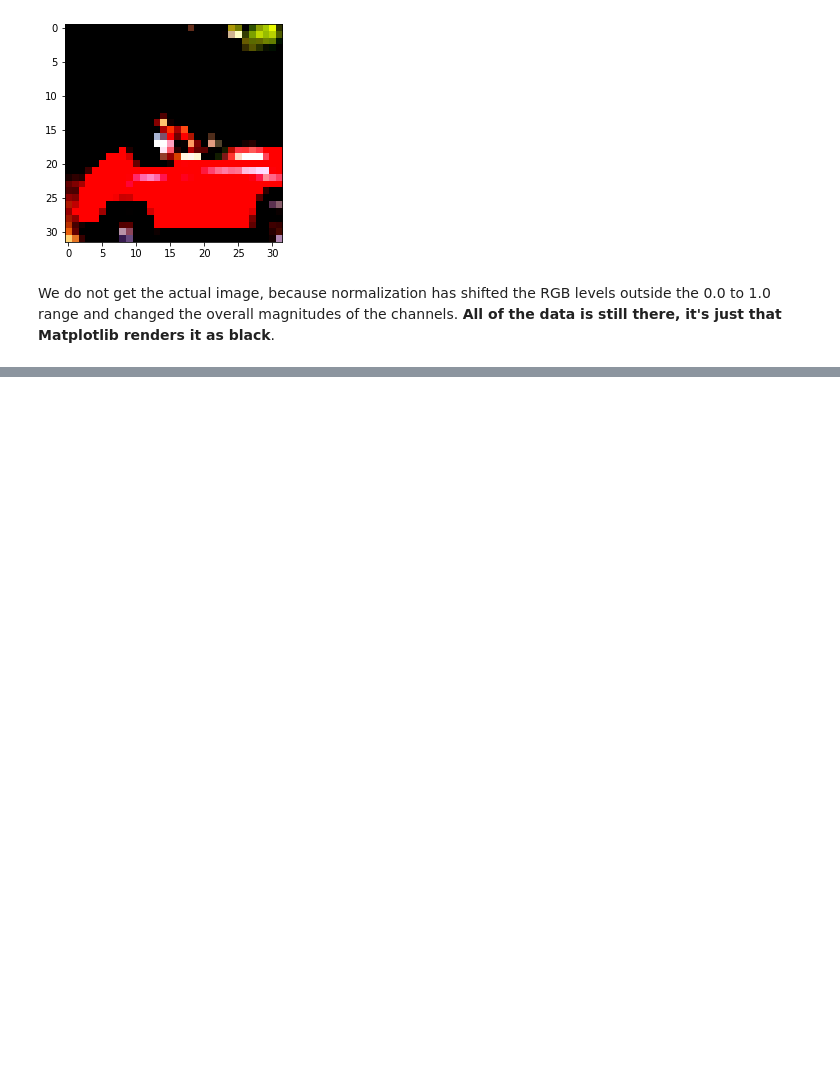
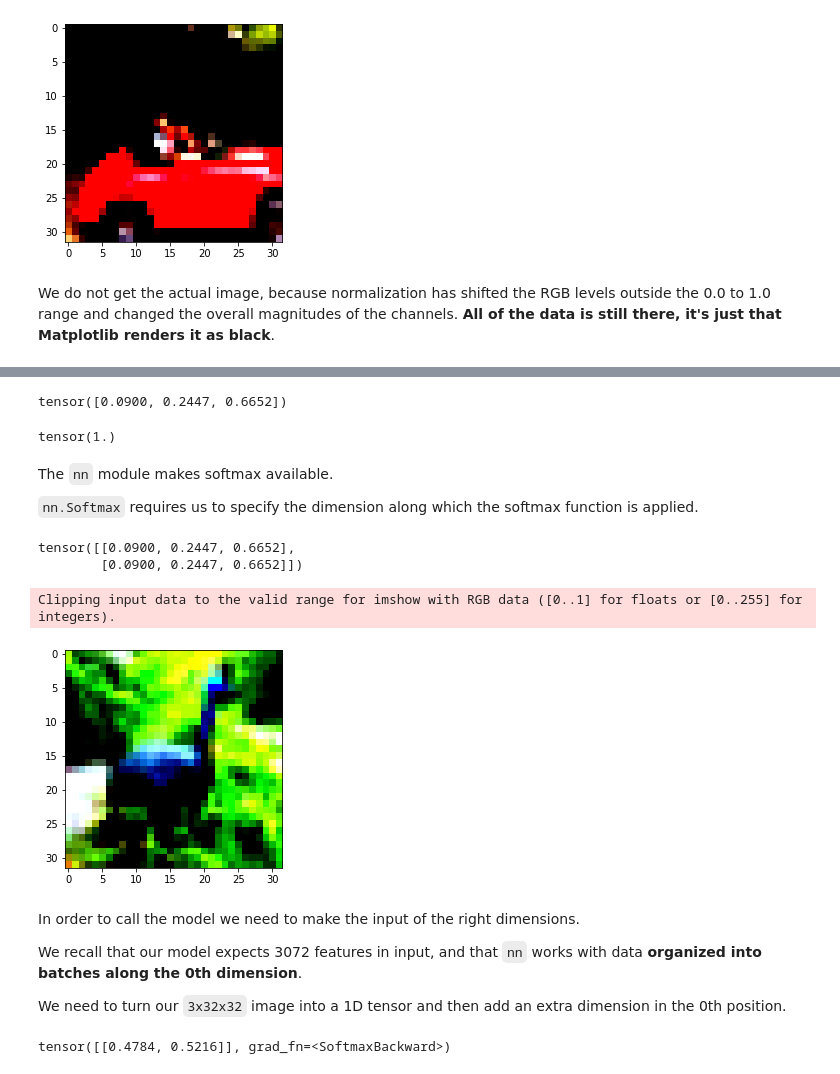
Before and after one commit to dqniellew1/DLPT, a Jupyter notebook: Telling_Birds_from_Airplanes.ipynb, the cells around one changed output, grey strips where cells are left out. Saved outputs shown, nothing was run; the diff lists cells and outputs as text; code cells hidden in the pictures; blank space fills up the shorter version.

```diff
--- a/Telling_Birds_from_Airplanes.ipynb
+++ b/Telling_Birds_from_Airplanes.ipynb
@@ -188,0 +202,5 @@ We do not get the actual image, because normalization has shifted the RGB levels
+# %%
+label_map = {0: 0, 2: 1}
+class_names = ['airplane', 'bird']
+cifar2 = [(img, label_map[label]) for img, label in transformed_cifar10 if label in [0, 2]]
+cifar2_val = [(img, label_map[label]) for img, label in cifar10_val if label in [0, 2]]
@@ -188,0 +235,25 @@ We do not get the actual image, because normalization has shifted the RGB levels
+# %%
+# Test it on an input vector
+x = torch.tensor([1.0, 2.0, 3.0])
+
+softmax(x)
+# %% [output]
+tensor([0.0900, 0.2447, 0.6652])
+# %%
+# Satisfies the constraints on probability; eqauls to 1
+softmax(x).sum()
+# %% [output]
+tensor(1.)
+# %% [markdown]
+The `nn` module makes softmax available.
+
+`nn.Softmax` requires us to specify the dimension along which the softmax function is applied.
+# %%
+softmax = nn.Softmax(dim=1)
+
+x = torch.tensor([[1.0, 2.0, 3.0],
+                 [1.0, 2.0, 3.0]])
+softmax(x)
+# %% [output]
+tensor([[0.0900, 0.2447, 0.6652],
+        [0.0900, 0.2447, 0.6652]])
@@ -188,0 +268,14 @@ We do not get the actual image, because normalization has shifted the RGB levels
+# %%
+img, _ = cifar2[0]
+
+plt.imshow(img.permute(1, 2, 0))
+plt.show()
+# %% [output]
+Clipping input data to the valid range for imshow with RGB data ([0..1] for floats or [0..255] for integers).
+[figure, added]
+# %% [markdown]
+In order to call the model we need to make the input of the right dimensions.
+
+We recall that our model expects 3072 features in input, and that `nn` works with data **organized into batches along the 0th dimension**.
+
+We need to turn our `3x32x32` image into a 1D tensor and then add an extra dimension in the 0th position.
@@ -188,0 +285,5 @@ We do not get the actual image, because normalization has shifted the RGB levels
+# %%
+out = model(img_batch)
+out
+# %% [output]
+tensor([[0.4784, 0.5216]], grad_fn=<SoftmaxBackward>)
```
Also changed, not shown: parts of 51 cells of this notebook.
